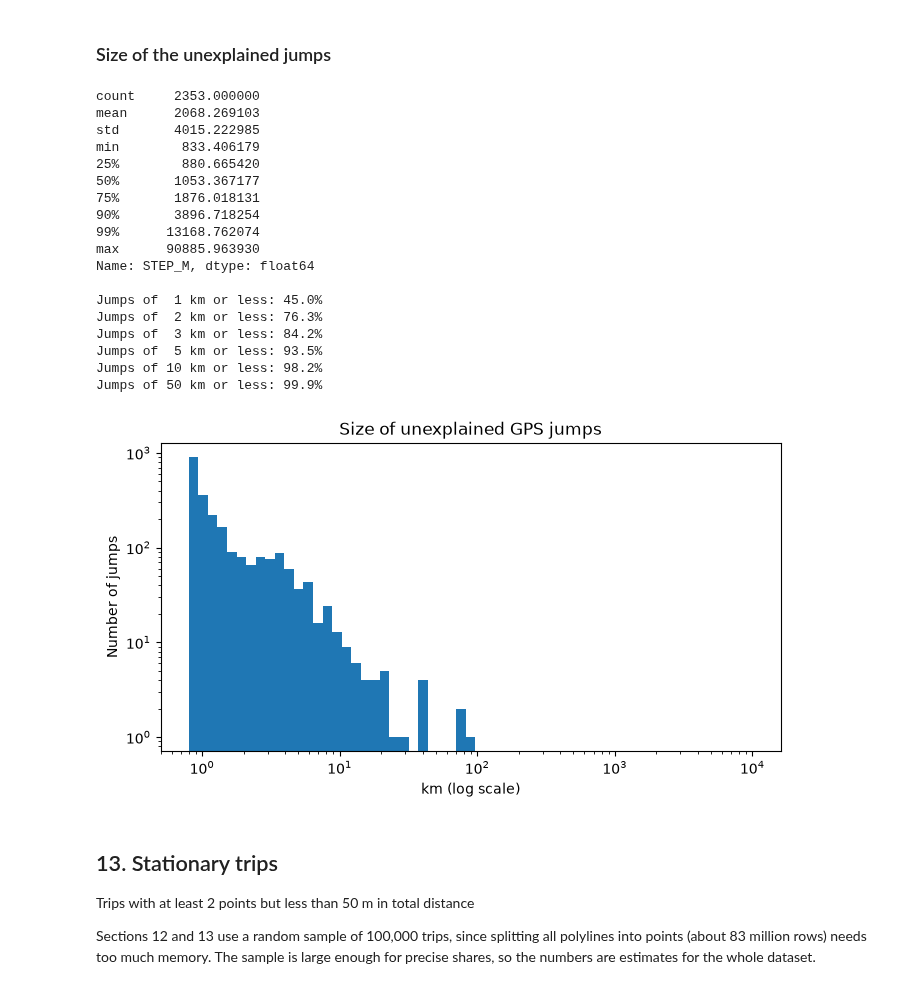
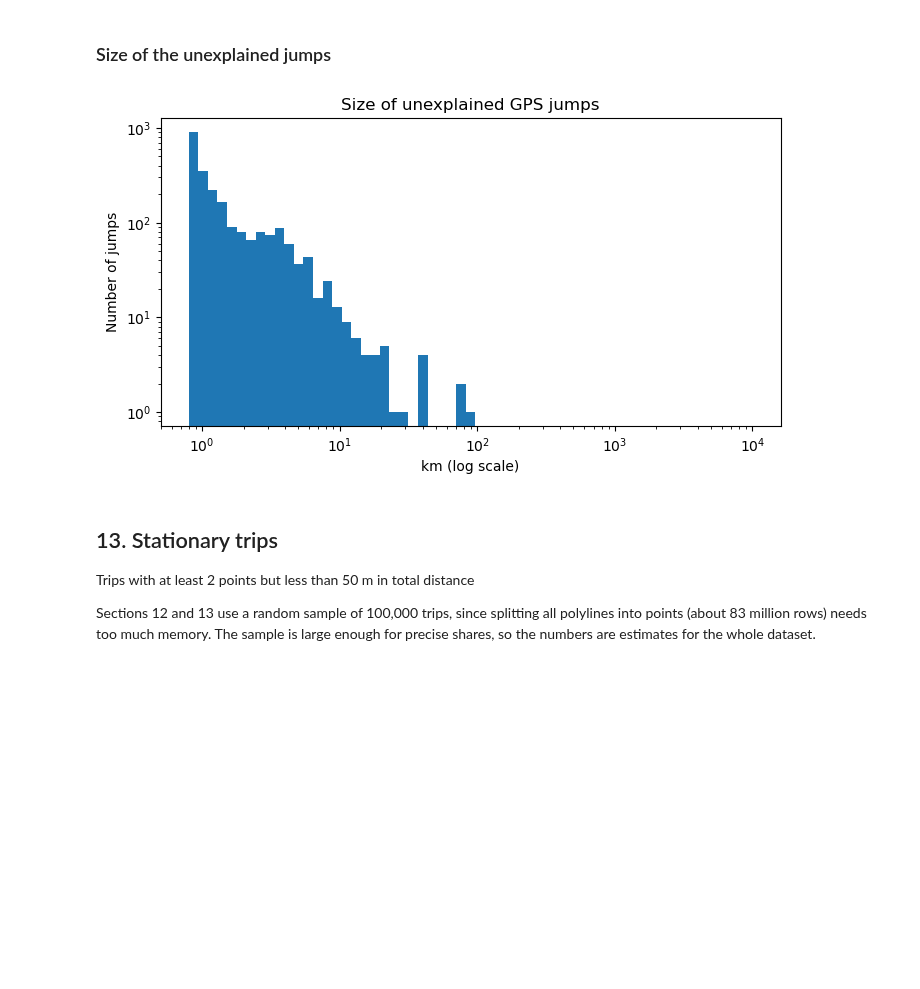
Before and after one commit to gbjaaland/TDT4225-Assignment2, a Jupyter notebook: eda.ipynb, the cells around one changed output. Saved outputs shown, nothing was run; the diff lists cells and outputs as text; code cells hidden in the pictures; blank space fills up the shorter version.

```diff
--- a/eda.ipynb
+++ b/eda.ipynb
@@ -537,30 +654,6 @@ Trips with jumps over 200 km/h: 2,206
 - Last point is far away, but the rest of the trips is normal
 - A point in the middle jumps away and straight back
 # %%
-g = pts.groupby("TRIP_ID")
-point_nr = g.cumcount()                                        # 0, 1, 2 ... within each trip
-n_points = g["LONGITUDE"].transform("size")
-
-jump_in = pts["JUMP"]                                          # jump from the previous point to this one
-jump_out = g["JUMP"].shift(-1, fill_value=False)               # jump from this point to the next
-jump_after_next = g["JUMP"].shift(-2, fill_value=False)        # jump from the next point to the one after
-jump_before = g["JUMP"].shift(1, fill_value=False)             # jump into the previous point
-
-previous = g[["LATITUDE", "LONGITUDE"]].shift(1)
-following = g[["LATITUDE", "LONGITUDE"]].shift(-1)
-previous_to_next_m = haversine_vector(previous.to_numpy(), following.to_numpy(), Unit.METERS)
-
-pts["ERROR_TYPE"] = np.select(
-    [
-        (point_nr == 0) & jump_out & ~jump_after_next,
-        (point_nr == n_points - 1) & jump_in & ~jump_before,
-        jump_in & jump_out & (previous_to_next_m <= 2 * MAX_STEP_M),
-    ],
-    ["first point", "last point", "spike"],
-    default="",
-)
-
-# A jump is explained if this point, or the point before it, is a bad point
-is_bad = pts["ERROR_TYPE"] != ""
-previous_is_bad = pts.groupby("TRIP_ID")["ERROR_TYPE"].shift(1, fill_value="") != ""
-pts["UNEXPLAINED_JUMP"] = pts["JUMP"] & ~(is_bad | previous_is_bad)
+pts = classify_bad_points(pts, max_step_m=MAX_STEP_M)
+trips = trip_summary(pts)
+report_bad_points(pts, trips)
@@ -609,39 +679,10 @@ Trips with at least one unexplained jump:    1,917 (86.9%)
 # %% [markdown]
 ### Size of the unexplained jumps
 # %%
-unexplained = pts[pts["UNEXPLAINED_JUMP"]]
-print(unexplained["STEP_M"].describe(percentiles=[0.25, 0.5, 0.75, 0.9, 0.99]), "\n")
 
-for km in [1, 2, 3, 5, 10, 50]:
-    print(f"Jumps of {km:>2} km or less: {(unexplained['STEP_M'] <= km * 1000).mean():.1%}")
-
-plt.figure(figsize=(8, 4))
-plt.hist(unexplained["STEP_M"] / 1000, bins=np.logspace(np.log10(0.8), 4, 60), log=True)
-plt.xscale("log")
-plt.title("Size of unexplained GPS jumps")
-plt.xlabel("km (log scale)")
-plt.ylabel("Number of jumps")
-plt.show()
+plot_jump_sizes(pts)
 # %% [output]
-count     2353.000000
-mean      2068.269103
-std       4015.222985
-min        833.406179
-25%        880.665420
-50%       1053.367177
-75%       1876.018131
-90%       3896.718254
-99%      13168.762074
-max      90885.963930
-Name: STEP_M, dtype: float64
-
-Jumps of  1 km or less: 45.0%
-Jumps of  2 km or less: 76.3%
-Jumps of  3 km or less: 84.2%
-Jumps of  5 km or less: 93.5%
-Jumps of 10 km or less: 98.2%
-Jumps of 50 km or less: 99.9%
-[figure, old version]
+[figure, new version]
 # %% [markdown]
 ## 13. Stationary trips
 Trips with at least 2 points but less than 50 m in total distance
```
Also changed, not shown: parts of 18 cells of this notebook, 1 other file.
